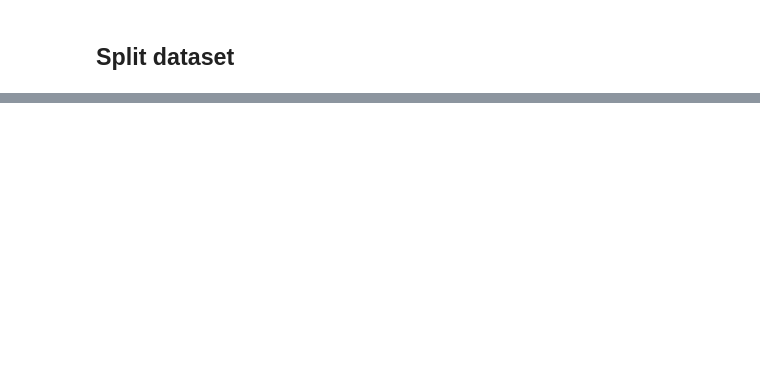
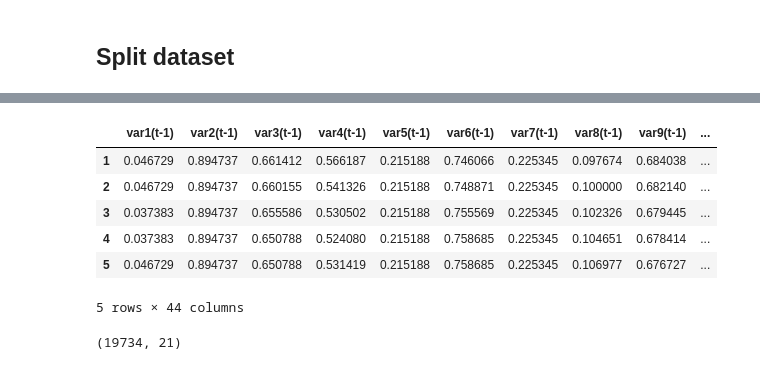
Before and after one commit to BianchiLuca28/EnergyConsumptionForecast, a Jupyter notebook: notebooks/luca_notebook.ipynb, the cells around one changed output, grey strips where cells are left out. Saved outputs shown, nothing was run; the diff lists cells and outputs as text; code cells hidden in the pictures; blank space fills up the shorter version.

```diff
--- a/notebooks/luca_notebook.ipynb
+++ b/notebooks/luca_notebook.ipynb
@@ -134,0 +171,12 @@ X_test = scaler.transform(X_test)
+# %%
+reframed = series_to_supervised(scaled, 1, 1)
+# %%
+reframed.head()
+# %% [output]
+|  | var1(t-1) | var2(t-1) | var3(t-1) | var4(t-1) | var5(t-1) | var6(t-1) | var7(t-1) | var8(t-1) | var9(t-1) | ... |
+| 1 | 0.046729 | 0.894737 | 0.661412 | 0.566187 | 0.215188 | 0.746066 | 0.225345 | 0.097674 | 0.684038 | ... |
+| 2 | 0.046729 | 0.894737 | 0.660155 | 0.541326 | 0.215188 | 0.748871 | 0.225345 | 0.100000 | 0.682140 | ... |
+| 3 | 0.037383 | 0.894737 | 0.655586 | 0.530502 | 0.215188 | 0.755569 | 0.225345 | 0.102326 | 0.679445 | ... |
+| 4 | 0.037383 | 0.894737 | 0.650788 | 0.524080 | 0.215188 | 0.758685 | 0.225345 | 0.104651 | 0.678414 | ... |
+| 5 | 0.046729 | 0.894737 | 0.650788 | 0.531419 | 0.215188 | 0.758685 | 0.225345 | 0.106977 | 0.676727 | ... |
+5 rows × 44 columns
@@ -134,0 +190,4 @@ X_test = scaler.transform(X_test)
+# %%
+X.shape
+# %% [output]
+(19734, 21)
```
Also changed, not shown: parts of 28 cells of this notebook.
